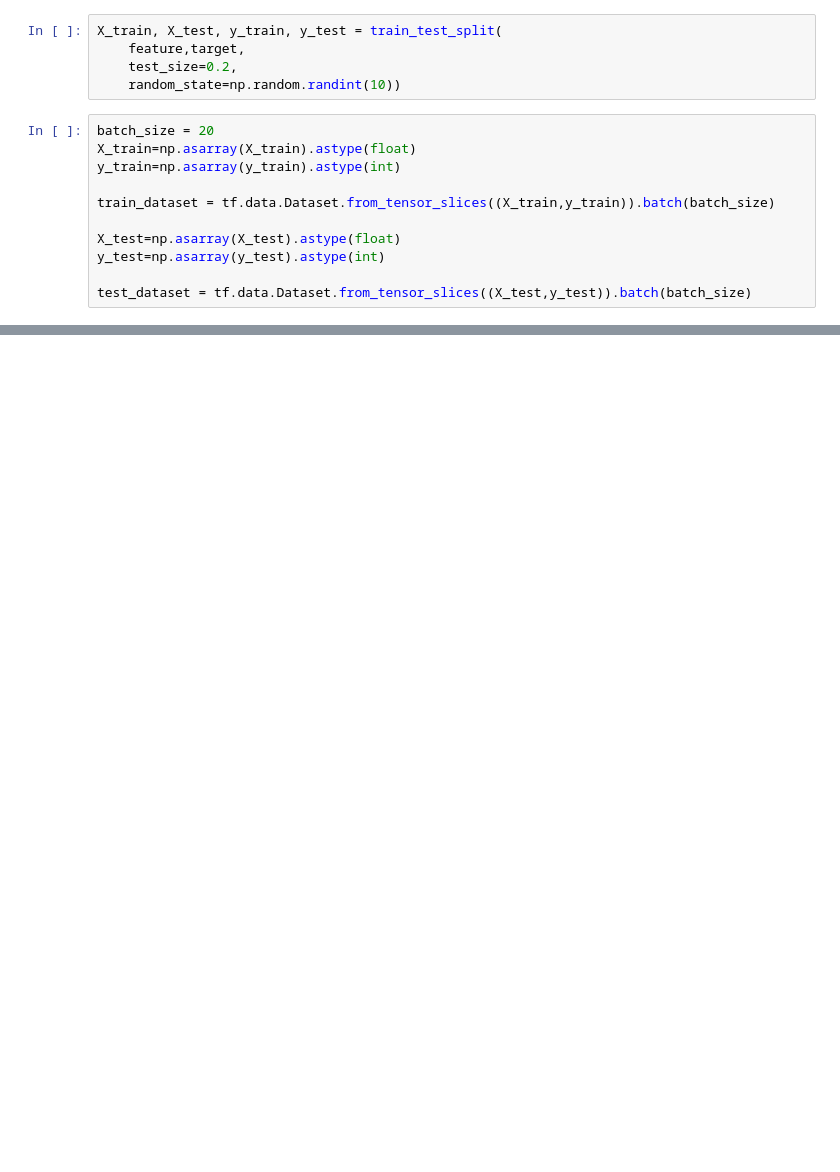
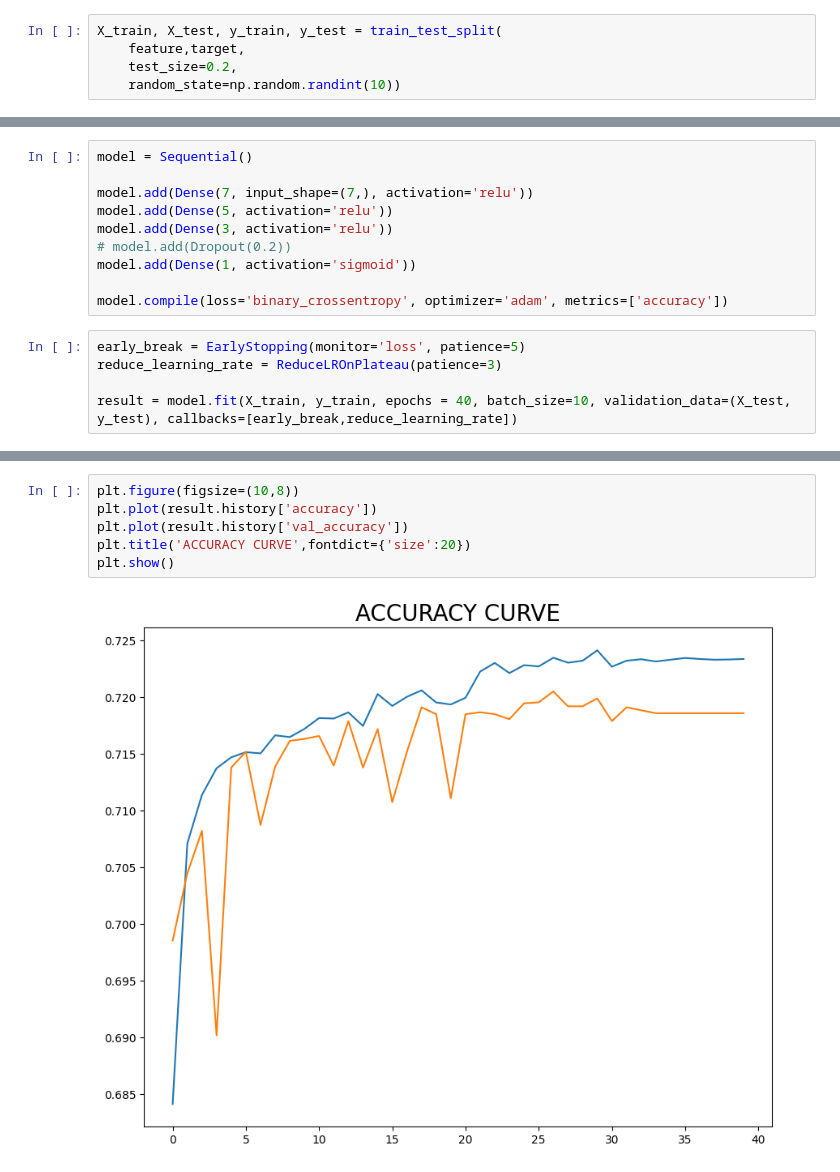
Before and after one commit to CandaceCheung/Health-Assistant, a Jupyter notebook: heart/notebook/heart.ipynb, the cells around one changed output, grey strips where cells are left out. Drawn from its saved outputs; the diff is of its cells as text; blank space fills up the shorter version.

Commit message:
change heart model to binary classification and coorect related front back end services and result presentation

```diff
--- a/heart/notebook/heart.ipynb
+++ b/heart/notebook/heart.ipynb
@@ -50,14 +37,3 @@ X_train, X_test, y_train, y_test = train_test_split(
     feature,target,
     test_size=0.2,
     random_state=np.random.randint(10))
-# %%
-batch_size = 20
-X_train=np.asarray(X_train).astype(float)
-y_train=np.asarray(y_train).astype(int)
-
-train_dataset = tf.data.Dataset.from_tensor_slices((X_train,y_train)).batch(batch_size)
-
-X_test=np.asarray(X_test).astype(float)
-y_test=np.asarray(y_test).astype(int)
-
-test_dataset = tf.data.Dataset.from_tensor_slices((X_test,y_test)).batch(batch_size)
@@ -188,0 +40,15 @@ Test set accuracy: 71.373%
+# %%
+model = Sequential()
+
+model.add(Dense(7, input_shape=(7,), activation='relu'))
+model.add(Dense(5, activation='relu'))
+model.add(Dense(3, activation='relu'))
+# model.add(Dropout(0.2))
+model.add(Dense(1, activation='sigmoid'))
+
+model.compile(loss='binary_crossentropy', optimizer='adam', metrics=['accuracy'])
+# %%
+early_break = EarlyStopping(monitor='loss', patience=5)
+reduce_learning_rate = ReduceLROnPlateau(patience=3)
+
+result = model.fit(X_train, y_train, epochs = 40, batch_size=10, validation_data=(X_test, y_test), callbacks=[early_break,reduce_learning_rate])
@@ -188,0 +73,8 @@ Test set accuracy: 71.373%
+# %%
+plt.figure(figsize=(10,8))
+plt.plot(result.history['accuracy'])
+plt.plot(result.history['val_accuracy'])
+plt.title('ACCURACY CURVE',fontdict={'size':20})
+plt.show()
+# %% [output]
+[figure, added]
```
Also changed, not shown: parts of 15 cells of this notebook, 6 other files.
